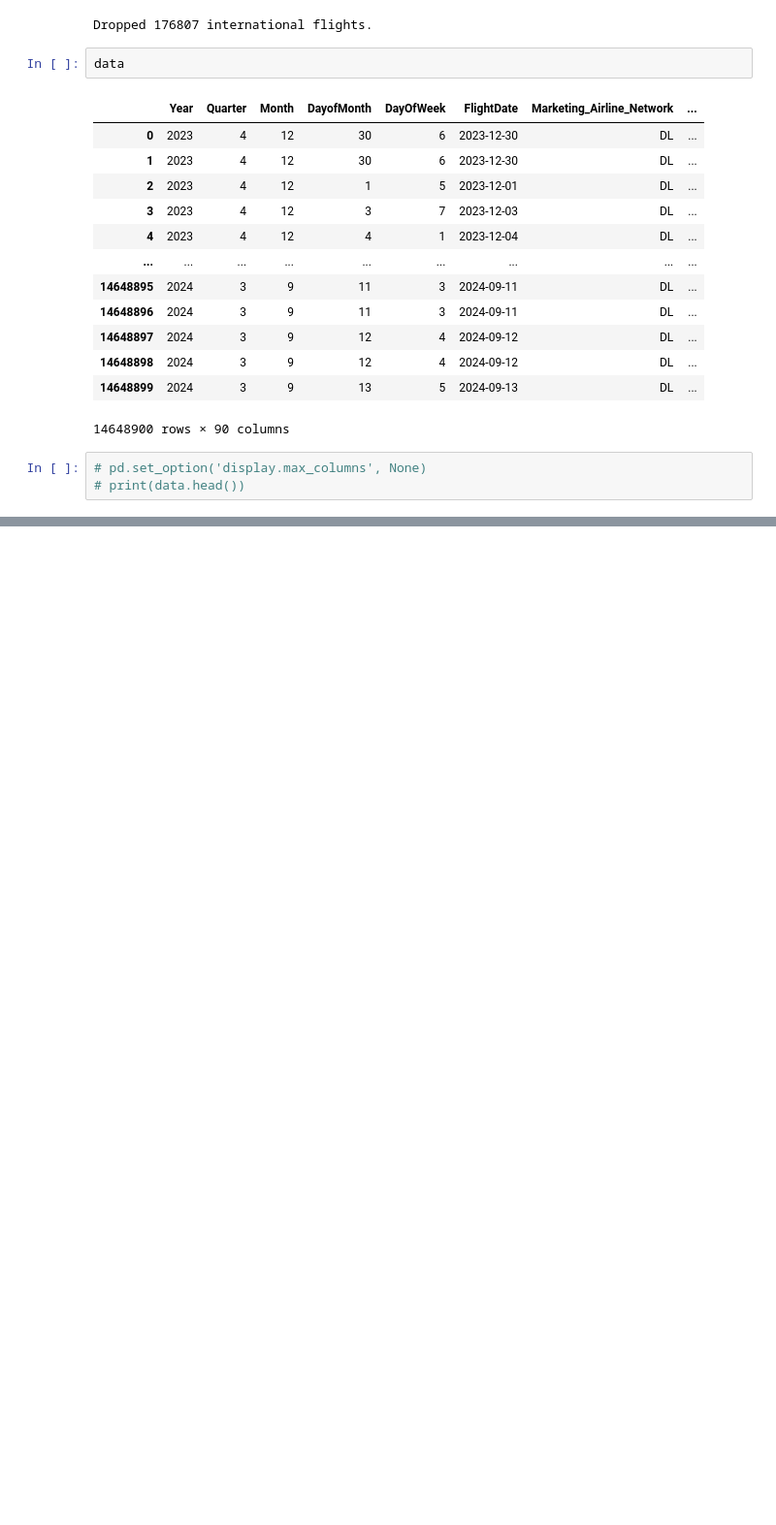
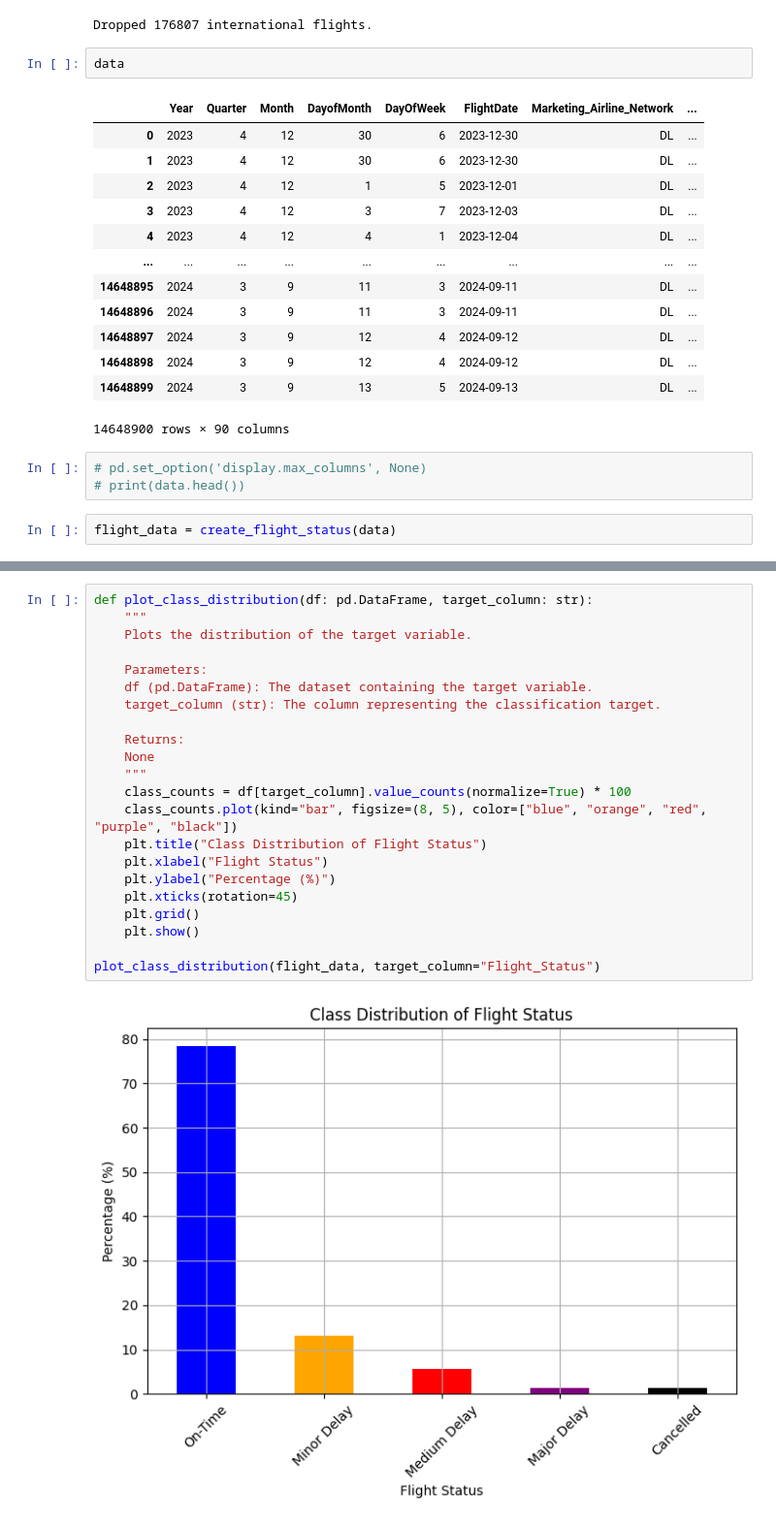
Before and after one commit to denibravo/NeuralNetworkProject, a Jupyter notebook: Delayed.ipynb, the cells around one changed output, grey strips where cells are left out. Shown at 97% size. Cells and saved outputs as stored; diff of their text form; blank space fills up the shorter version.

```diff
--- a/Delayed.ipynb
+++ b/Delayed.ipynb
@@ -415,3 +469,5 @@ data
 # %%
 # pd.set_option('display.max_columns', None)
 # print(data.head())
+# %%
+flight_data = create_flight_status(data)
@@ -417,0 +490,24 @@ data
+# %%
+def plot_class_distribution(df: pd.DataFrame, target_column: str):
+    """
+    Plots the distribution of the target variable.
+
+    Parameters:
+    df (pd.DataFrame): The dataset containing the target variable.
+    target_column (str): The column representing the classification target.
+
+    Returns:
+    None
+    """
+    class_counts = df[target_column].value_counts(normalize=True) * 100
+    class_counts.plot(kind="bar", figsize=(8, 5), color=["blue", "orange", "red", "purple", "black"])
+    plt.title("Class Distribution of Flight Status")
+    plt.xlabel("Flight Status")
+    plt.ylabel("Percentage (%)")
+    plt.xticks(rotation=45)
+    plt.grid()
+    plt.show()
+
+plot_class_distribution(flight_data, target_column="Flight_Status")
+# %% [output]
+[figure, added]
```
Also changed, not shown: parts of 5 cells of this notebook.
